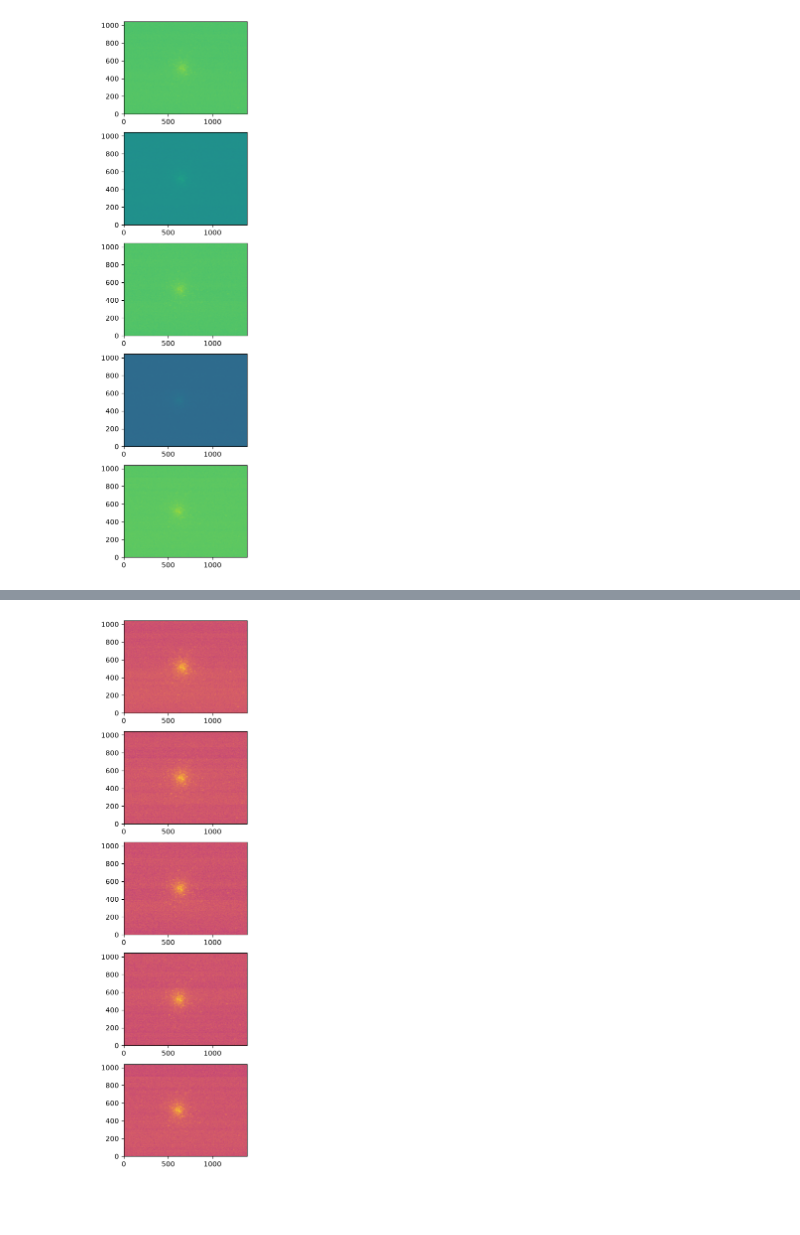
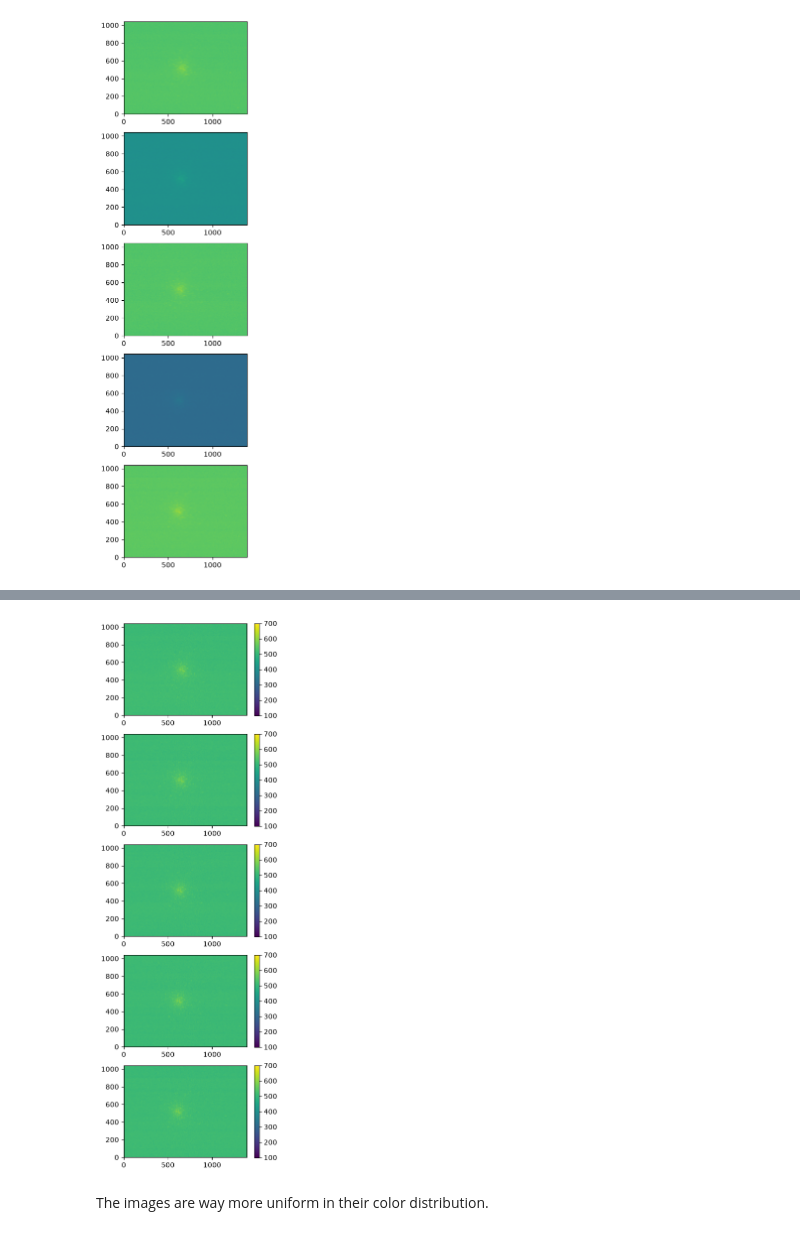
Before and after one commit to Block524/cassidy, a Jupyter notebook: homework10/fits.ipynb, the cells around one changed output, grey strips where cells are left out. Saved outputs shown, nothing was run; the diff lists cells and outputs as text; code cells hidden in the pictures; blank space fills up the shorter version.

```diff
--- a/homework10/fits.ipynb
+++ b/homework10/fits.ipynb
@@ -31,8 +23,10 @@ plt.show()
 # %%
 figs, axes = plt.subplots(5, 1, figsize = (4, 14))
 for i in range(0, 5):
-    axes[i].imshow(data_list[i], cmap='plasma', origin = 'lower', vmin = 400, vmax = 600)
-
+    im = axes[i].imshow(data_list[i], cmap='viridis', origin = 'lower', vmin = 100, vmax = 700)
+    figs.colorbar(im)
 plt.show()
 # %% [output]
-[figure, old version]
+[figure, new version]
+# %% [markdown]
+The images are way more uniform in their color distribution.
```
Also changed, not shown: parts of 9 cells of this notebook, 1 other file.
